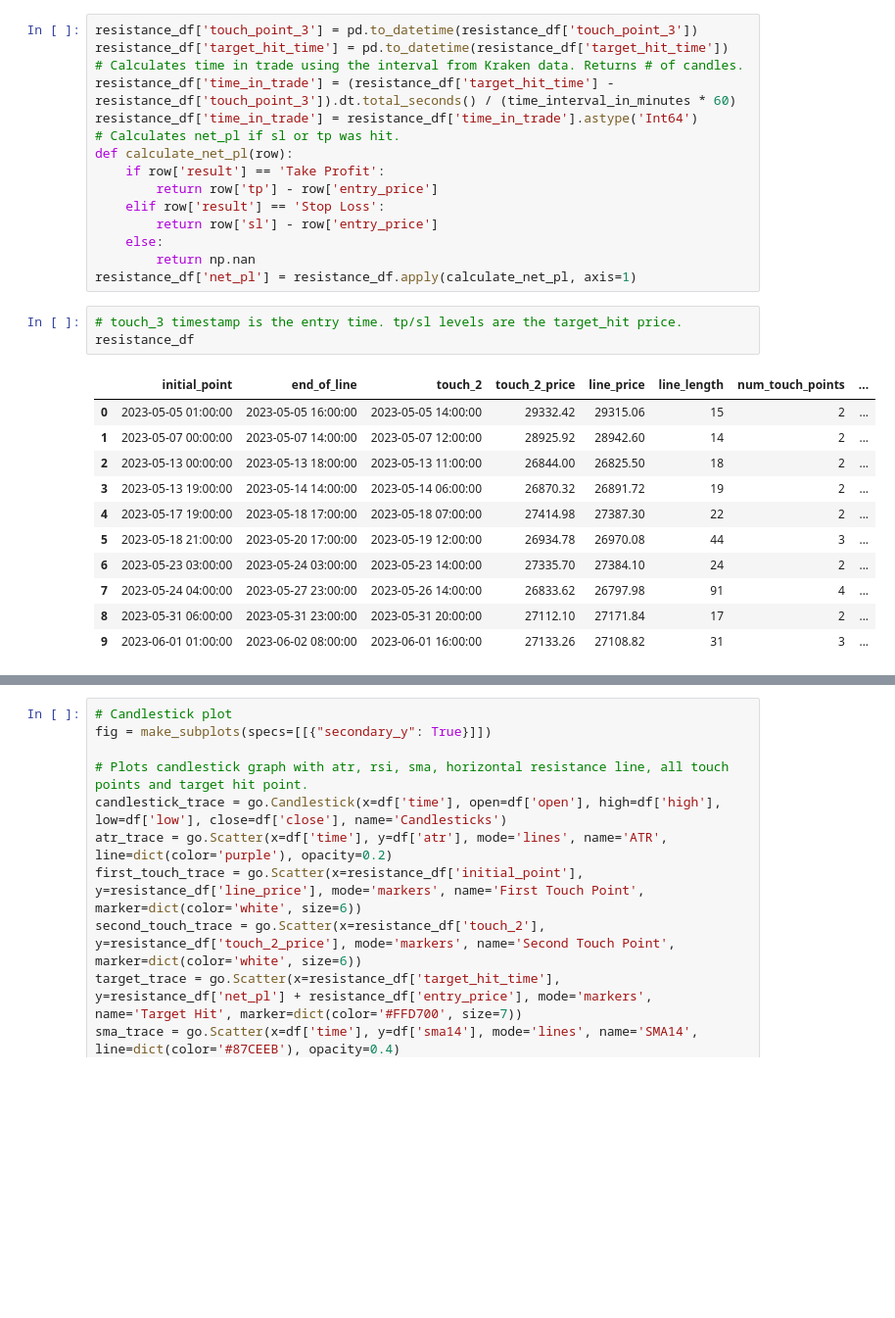
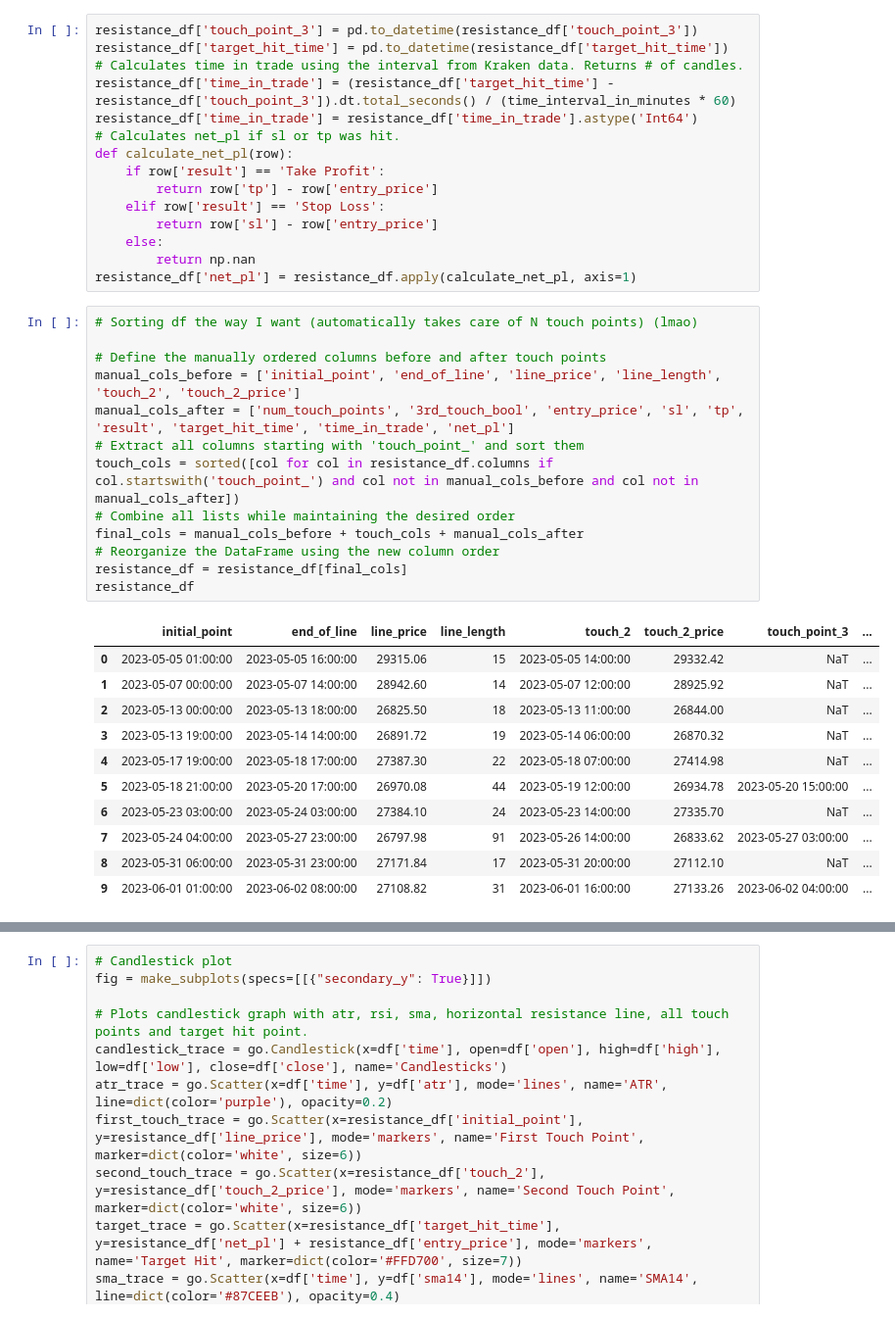
Before and after one commit to alexbabits/crypto-backtester, a Jupyter notebook: ChannelAnalysis.ipynb, the cells around one changed output, grey strips where cells are left out. Shown: that part at 98% size. Cells and saved outputs as stored; diff of their text form; blank space fills up the shorter version.

```diff
--- a/ChannelAnalysis.ipynb
+++ b/ChannelAnalysis.ipynb
@@ -347,21 +347,31 @@ def calculate_net_pl(row):
     else:
         return np.nan
 resistance_df['net_pl'] = resistance_df.apply(calculate_net_pl, axis=1)
-# %%
-# touch_3 timestamp is the entry time. tp/sl levels are the target_hit price.
-resistance_df
-# %% [output]
-|  | initial_point | end_of_line | touch_2 | touch_2_price | line_price | line_length | num_touch_points | ... |
-| 0 | 2023-05-05 01:00:00 | 2023-05-05 16:00:00 | 2023-05-05 14:00:00 | 29332.42 | 29315.06 | 15 | 2 | ... |
-| 1 | 2023-05-07 00:00:00 | 2023-05-07 14:00:00 | 2023-05-07 12:00:00 | 28925.92 | 28942.60 | 14 | 2 | ... |
-| 2 | 2023-05-13 00:00:00 | 2023-05-13 18:00:00 | 2023-05-13 11:00:00 | 26844.00 | 26825.50 | 18 | 2 | ... |
-| 3 | 2023-05-13 19:00:00 | 2023-05-14 14:00:00 | 2023-05-14 06:00:00 | 26870.32 | 26891.72 | 19 | 2 | ... |
-| 4 | 2023-05-17 19:00:00 | 2023-05-18 17:00:00 | 2023-05-18 07:00:00 | 27414.98 | 27387.30 | 22 | 2 | ... |
-| 5 | 2023-05-18 21:00:00 | 2023-05-20 17:00:00 | 2023-05-19 12:00:00 | 26934.78 | 26970.08 | 44 | 3 | ... |
-| 6 | 2023-05-23 03:00:00 | 2023-05-24 03:00:00 | 2023-05-23 14:00:00 | 27335.70 | 27384.10 | 24 | 2 | ... |
-| 7 | 2023-05-24 04:00:00 | 2023-05-27 23:00:00 | 2023-05-26 14:00:00 | 26833.62 | 26797.98 | 91 | 4 | ... |
-| 8 | 2023-05-31 06:00:00 | 2023-05-31 23:00:00 | 2023-05-31 20:00:00 | 27112.10 | 27171.84 | 17 | 2 | ... |
-| 9 | 2023-06-01 01:00:00 | 2023-06-02 08:00:00 | 2023-06-01 16:00:00 | 27133.26 | 27108.82 | 31 | 3 | ... |
+# %%
+# Sorting df the way I want (automatically takes care of N touch points) (lmao)
+
+# Define the manually ordered columns before and after touch points
+manual_cols_before = ['initial_point', 'end_of_line', 'line_price', 'line_length', 'touch_2', 'touch_2_price']
+manual_cols_after = ['num_touch_points', '3rd_touch_bool', 'entry_price', 'sl', 'tp', 'result', 'target_hit_time', 'time_in_trade', 'net_pl']
+# Extract all columns starting with 'touch_point_' and sort them
+touch_cols = sorted([col for col in resistance_df.columns if col.startswith('touch_point_') and col not in manual_cols_before and col not in manual_cols_after])
+# Combine all lists while maintaining the desired order
+final_cols = manual_cols_before + touch_cols + manual_cols_after
+# Reorganize the DataFrame using the new column order
+resistance_df = resistance_df[final_cols]
+resistance_df
+# %% [output]
+|  | initial_point | end_of_line | line_price | line_length | touch_2 | touch_2_price | touch_point_3 | ... |
+| 0 | 2023-05-05 01:00:00 | 2023-05-05 16:00:00 | 29315.06 | 15 | 2023-05-05 14:00:00 | 29332.42 | NaT | ... |
+| 1 | 2023-05-07 00:00:00 | 2023-05-07 14:00:00 | 28942.60 | 14 | 2023-05-07 12:00:00 | 28925.92 | NaT | ... |
+| 2 | 2023-05-13 00:00:00 | 2023-05-13 18:00:00 | 26825.50 | 18 | 2023-05-13 11:00:00 | 26844.00 | NaT | ... |
+| 3 | 2023-05-13 19:00:00 | 2023-05-14 14:00:00 | 26891.72 | 19 | 2023-05-14 06:00:00 | 26870.32 | NaT | ... |
+| 4 | 2023-05-17 19:00:00 | 2023-05-18 17:00:00 | 27387.30 | 22 | 2023-05-18 07:00:00 | 27414.98 | NaT | ... |
+| 5 | 2023-05-18 21:00:00 | 2023-05-20 17:00:00 | 26970.08 | 44 | 2023-05-19 12:00:00 | 26934.78 | 2023-05-20 15:00:00 | ... |
+| 6 | 2023-05-23 03:00:00 | 2023-05-24 03:00:00 | 27384.10 | 24 | 2023-05-23 14:00:00 | 27335.70 | NaT | ... |
+| 7 | 2023-05-24 04:00:00 | 2023-05-27 23:00:00 | 26797.98 | 91 | 2023-05-26 14:00:00 | 26833.62 | 2023-05-27 03:00:00 | ... |
+| 8 | 2023-05-31 06:00:00 | 2023-05-31 23:00:00 | 27171.84 | 17 | 2023-05-31 20:00:00 | 27112.10 | NaT | ... |
+| 9 | 2023-06-01 01:00:00 | 2023-06-02 08:00:00 | 27108.82 | 31 | 2023-06-01 16:00:00 | 27133.26 | 2023-06-02 04:00:00 | ... |
 # %%
 trades_df = resistance_df[resistance_df['entry_price'].notnull()]
 trades_df
```
Also changed, not shown: parts of 2 cells of this notebook, 1 other file.
